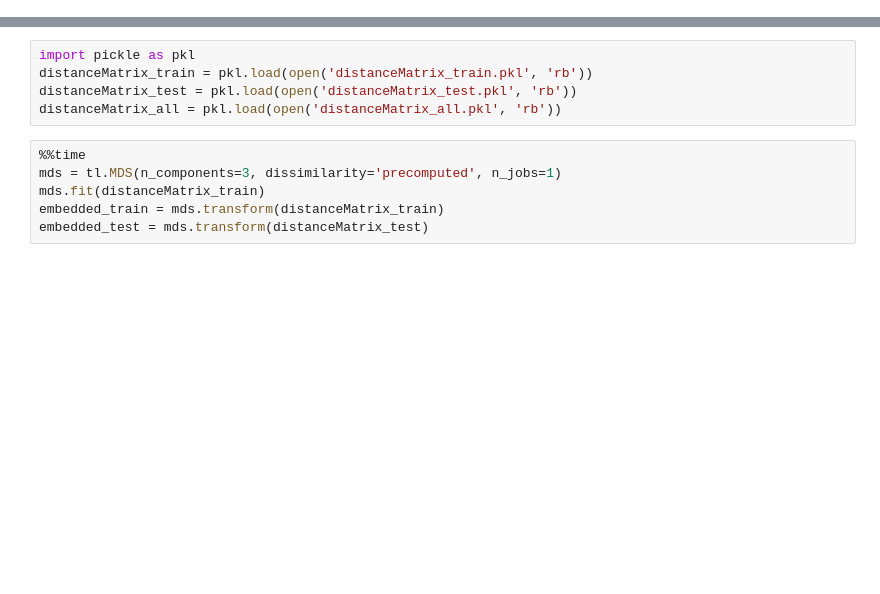
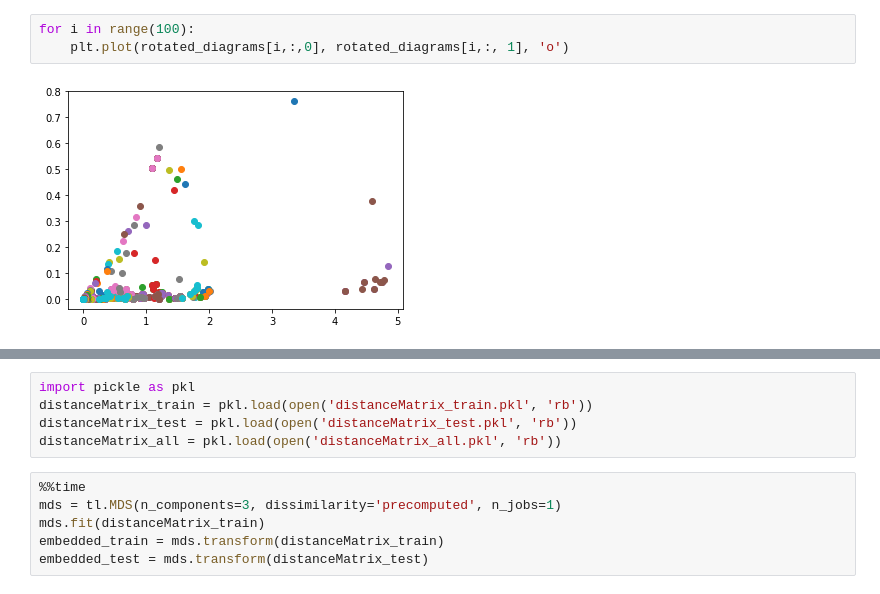
Before and after one commit to giotto-ai/giotto-tda, a Jupyter notebook: examples/3-PersistenceDiagram.ipynb, the cells around one changed output, grey strips where cells are left out. Cells and saved outputs as stored; diff of their text form; blank space fills up the shorter version.

```diff
--- a/examples/3-PersistenceDiagram.ipynb
+++ b/examples/3-PersistenceDiagram.ipynb
@@ -34,0 +56,5 @@ Wall time: 13.7 s
+# %%
+for i in range(100):
+    plt.plot(rotated_diagrams[i,:,0], rotated_diagrams[i,:, 1], 'o')
+# %% [output]
+[figure, added]
```
Also changed, not shown: parts of 22 cells of this notebook, 2 other files.
